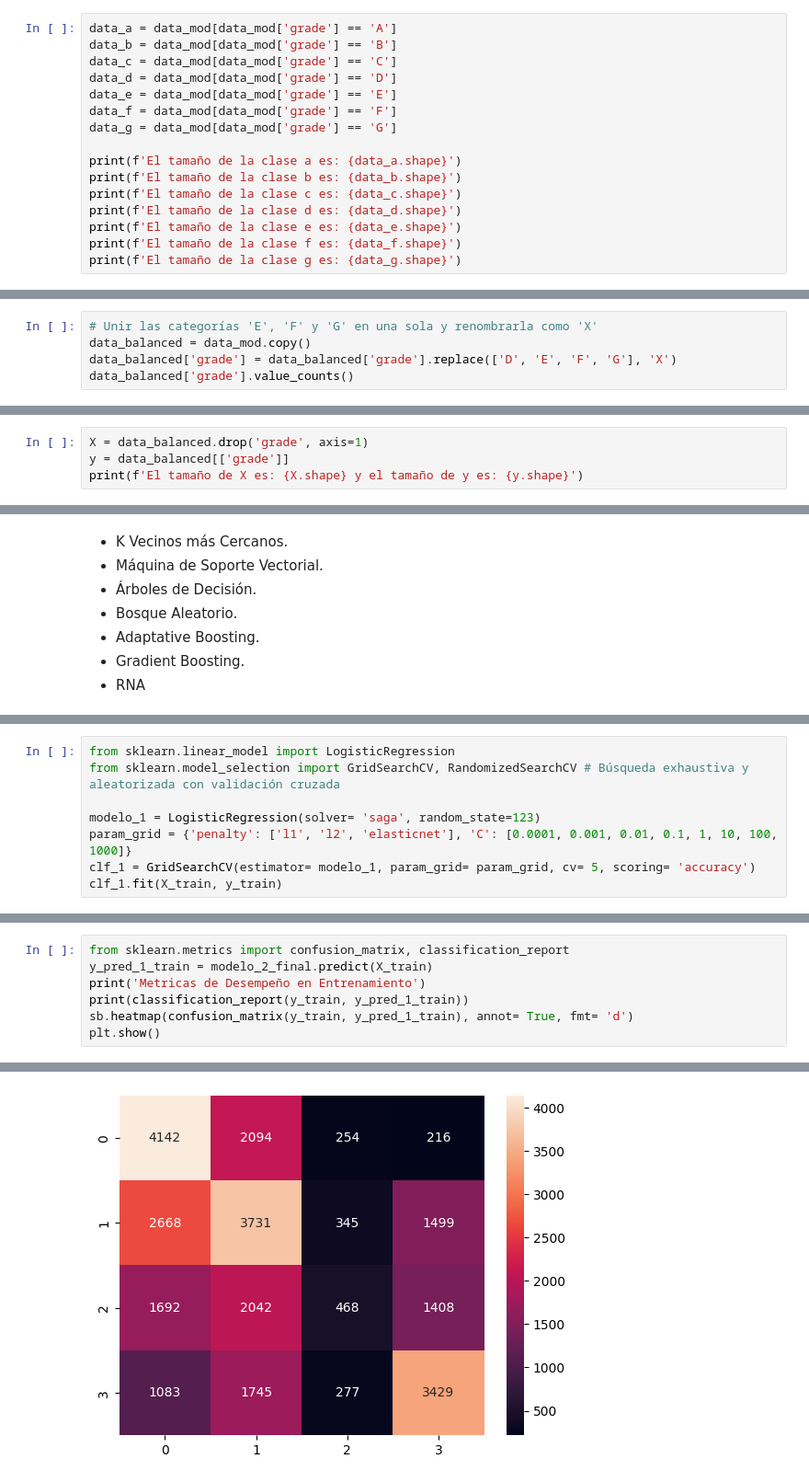
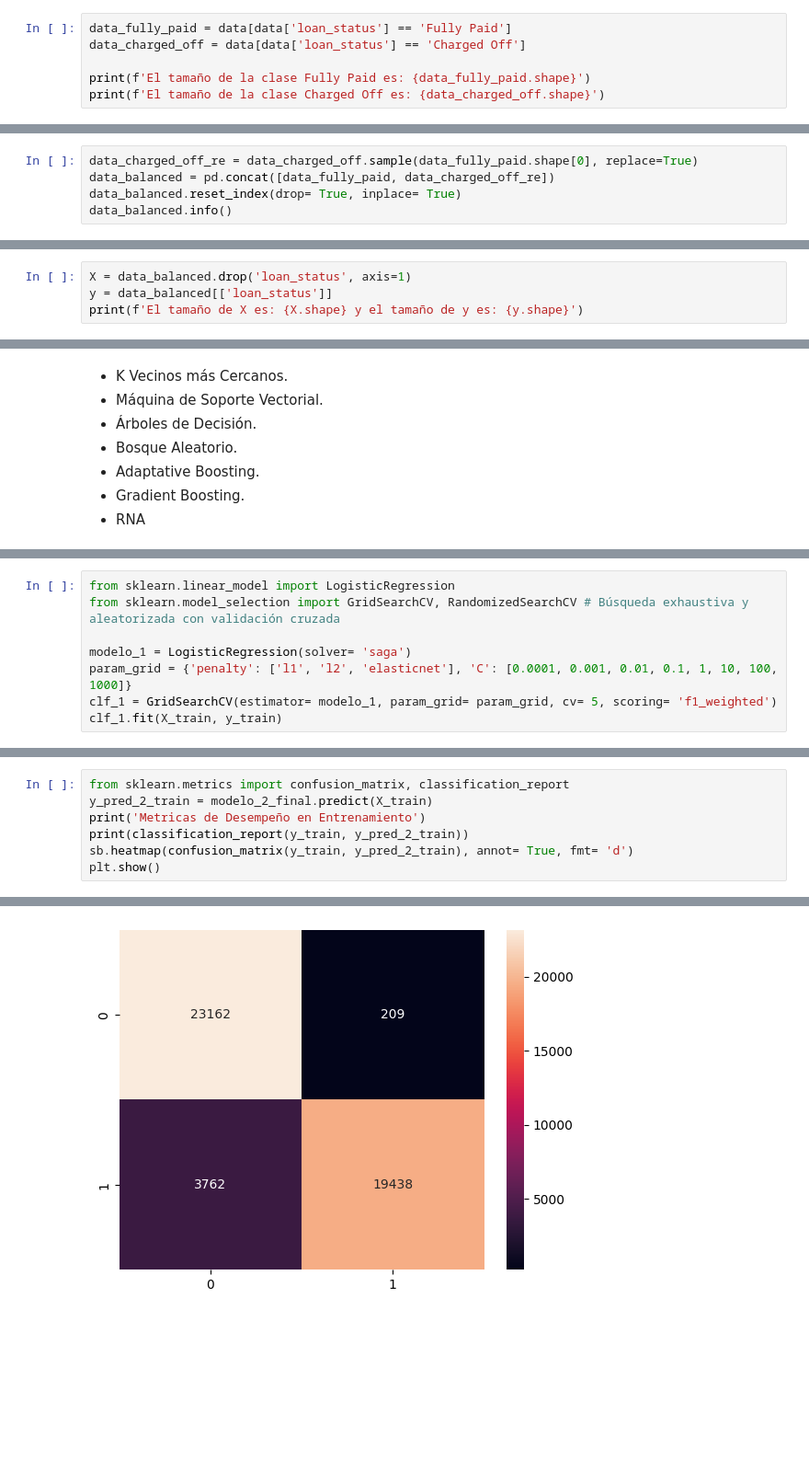
Before and after one commit to DavidBetancurRamirez/ComputacionCientifica, a Jupyter notebook: clasificacion/caso6/caso_6_clasificacion_team.ipynb, the cells around one changed output, grey strips where cells are left out. Shown at 92% size. Drawn from its saved outputs; the diff is of its cells as text; blank space fills up the shorter version.

```diff
--- a/clasificacion/caso6/caso_6_clasificacion_team.ipynb
+++ b/clasificacion/caso6/caso_6_clasificacion_team.ipynb
@@ -192,17 +213,7 @@ memory usage: 2.7+ MB
 # %%
-data_a = data_mod[data_mod['grade'] == 'A']
-data_b = data_mod[data_mod['grade'] == 'B']
-data_c = data_mod[data_mod['grade'] == 'C']
-data_d = data_mod[data_mod['grade'] == 'D']
-data_e = data_mod[data_mod['grade'] == 'E']
-data_f = data_mod[data_mod['grade'] == 'F']
-data_g = data_mod[data_mod['grade'] == 'G']
+data_fully_paid = data[data['loan_status'] == 'Fully Paid']
+data_charged_off = data[data['loan_status'] == 'Charged Off']
 
-print(f'El tamaño de la clase a es: {data_a.shape}')
-print(f'El tamaño de la clase b es: {data_b.shape}')
-print(f'El tamaño de la clase c es: {data_c.shape}')
-print(f'El tamaño de la clase d es: {data_d.shape}')
-print(f'El tamaño de la clase e es: {data_e.shape}')
-print(f'El tamaño de la clase f es: {data_f.shape}')
-print(f'El tamaño de la clase g es: {data_g.shape}')
+print(f'El tamaño de la clase Fully Paid es: {data_fully_paid.shape}')
+print(f'El tamaño de la clase Charged Off es: {data_charged_off.shape}')
 # %% [output]
@@ -216,6 +222,6 @@ El tamaño de la clase g es: (317, 9)
 # %%
-# Unir las categorías 'E', 'F' y 'G' en una sola y renombrarla como 'X'
-data_balanced = data_mod.copy()
-data_balanced['grade'] = data_balanced['grade'].replace(['D', 'E', 'F', 'G'], 'X')
-data_balanced['grade'].value_counts()
+data_charged_off_re = data_charged_off.sample(data_fully_paid.shape[0], replace=True)
+data_balanced = pd.concat([data_fully_paid, data_charged_off_re])
+data_balanced.reset_index(drop= True, inplace= True)
+data_balanced.info()
 # %% [output]
@@ -233,5 +250,5 @@ plt.show()
 # %%
-X = data_balanced.drop('grade', axis=1)
-y = data_balanced[['grade']]
+X = data_balanced.drop('loan_status', axis=1)
+y = data_balanced[['loan_status']]
 print(f'El tamaño de X es: {X.shape} y el tamaño de y es: {y.shape}')
 # %% [output]
@@ -314,8 +333,8 @@ plt.show()
 from sklearn.linear_model import LogisticRegression
 from sklearn.model_selection import GridSearchCV, RandomizedSearchCV # Búsqueda exhaustiva y aleatorizada con validación cruzada
 
-modelo_1 = LogisticRegression(solver= 'saga', random_state=123)
+modelo_1 = LogisticRegression(solver= 'saga')
 param_grid = {'penalty': ['l1', 'l2', 'elasticnet'], 'C': [0.0001, 0.001, 0.01, 0.1, 1, 10, 100, 1000]}
-clf_1 = GridSearchCV(estimator= modelo_1, param_grid= param_grid, cv= 5, scoring= 'accuracy')
+clf_1 = GridSearchCV(estimator= modelo_1, param_grid= param_grid, cv= 5, scoring= 'f1_weighted')
 clf_1.fit(X_train, y_train)
 # %% [output]
@@ -409,9 +442,9 @@ KNeighborsClassifier(n_neighbors=53)
 # %%
 from sklearn.metrics import confusion_matrix, classification_report
-y_pred_1_train = modelo_2_final.predict(X_train)
+y_pred_2_train = modelo_2_final.predict(X_train)
 print('Metricas de Desempeño en Entrenamiento')
-print(classification_report(y_train, y_pred_1_train))
-sb.heatmap(confusion_matrix(y_train, y_pred_1_train), annot= True, fmt= 'd')
+print(classification_report(y_train, y_pred_2_train))
+sb.heatmap(confusion_matrix(y_train, y_pred_2_train), annot= True, fmt= 'd')
 plt.show()
 # %% [output]
 Metricas de Desempeño en Entrenamiento
@@ -428,2 +459,2 @@ weighted avg       0.42      0.43      0.41     27093
-[figure, old version]
+[figure, new version]
 # %%
```
Also changed, not shown: parts of 41 cells of this notebook, 1 other file.
